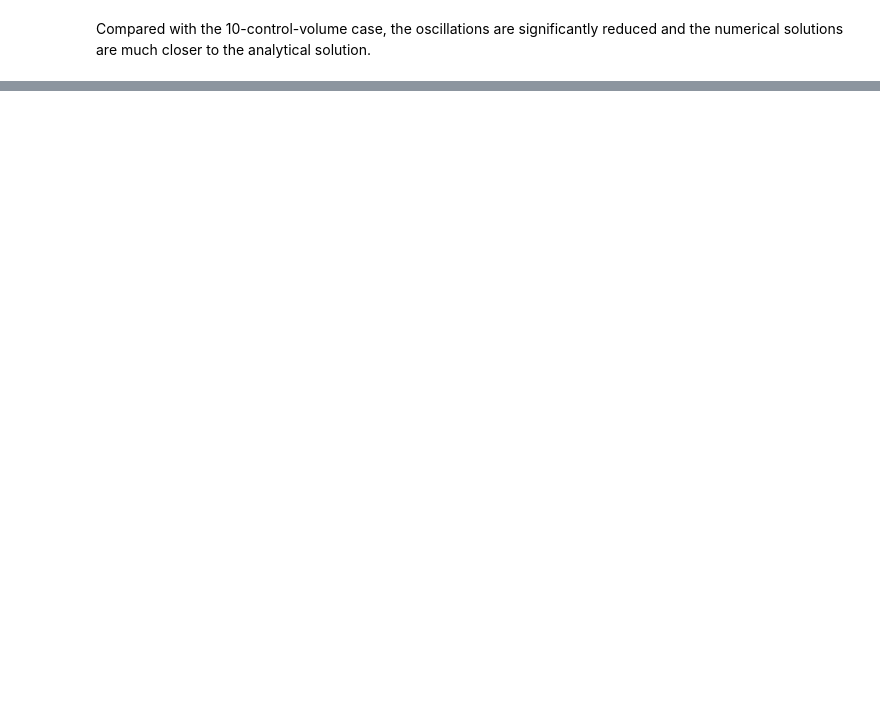
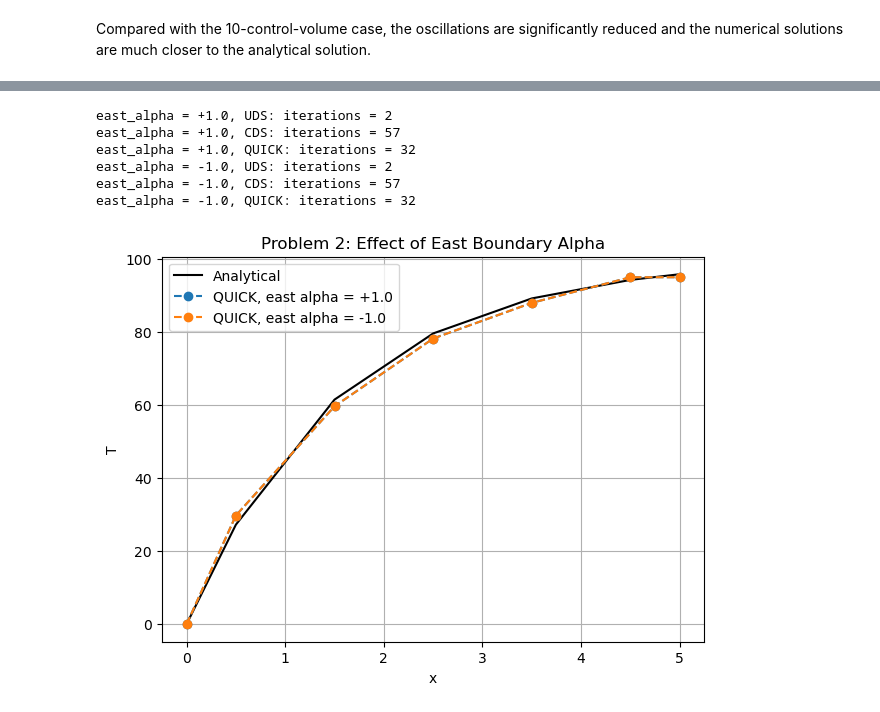
Before and after one commit to sajadmohsen/9710_2026, a Jupyter notebook: Assignment3_Advamced CFD.ipynb, the cells around one changed output, grey strips where cells are left out. Saved outputs shown, nothing was run; the diff lists cells and outputs as text; code cells hidden in the pictures; blank space fills up the shorter version.

Commit message:
Edit parameters for problem 1 and add problem 2

```diff
--- a/Assignment3_Advamced CFD.ipynb
+++ b/Assignment3_Advamced CFD.ipynb
@@ -533,0 +752,20 @@ Compared with the 10-control-volume case, the oscillations are significantly red
+# %%
+plt.figure(figsize=(7, 5))
+
+plt.plot(grid2.xP, T2_exact, "k-", label="Analytical")
+
+for scheme in problem2_schemes:
+    plt.plot(
+        problem2_results[scheme]["grid"].xP,
+        problem2_results[scheme]["T"],
+        marker="o",
+        linestyle="--",
+        label=scheme
+    )
+
+plt.xlabel("x")
+plt.ylabel("T")
+plt.title("Problem 2: Heated Duct Temperature Profile")
+plt.legend()
+plt.grid(True)
+plt.show()
@@ -533,0 +782,58 @@ Compared with the 10-control-volume case, the oscillations are significantly red
+# %%
+east_alpha_values = [1.0, -1.0]
+
+alpha_results = {}
+
+for east_alpha in east_alpha_values:
+    alpha_results[east_alpha] = {}
+
+    for scheme in problem2_schemes:
+        grid2, T2_num, T2_exact, iterations2 = solve_problem2(
+            u_value=u2,
+            west_value=Tin2,
+            east_gradient=0.0,
+            west_alpha=1.0,
+            east_alpha=east_alpha,
+            scheme=scheme
+        )
+
+        alpha_results[east_alpha][scheme] = {
+            "grid": grid2,
+            "T": T2_num,
+            "T_exact": T2_exact,
+            "iterations": iterations2
+        }
+
+        print(
+            f"east_alpha = {east_alpha:+.1f}, "
+            f"{scheme}: iterations = {iterations2}"
+        )
+# %% [output]
+east_alpha = +1.0, UDS: iterations = 2
+east_alpha = +1.0, CDS: iterations = 57
+east_alpha = +1.0, QUICK: iterations = 32
+east_alpha = -1.0, UDS: iterations = 2
+east_alpha = -1.0, CDS: iterations = 57
+east_alpha = -1.0, QUICK: iterations = 32
+# %%
+plt.figure(figsize=(7, 5))
+
+plt.plot(grid2.xP, T2_exact, "k-", label="Analytical")
+
+for east_alpha in east_alpha_values:
+    plt.plot(
+        alpha_results[east_alpha]["QUICK"]["grid"].xP,
+        alpha_results[east_alpha]["QUICK"]["T"],
+        marker="o",
+        linestyle="--",
+        label=f"QUICK, east alpha = {east_alpha:+.1f}"
+    )
+
+plt.xlabel("x")
+plt.ylabel("T")
+plt.title("Problem 2: Effect of East Boundary Alpha")
+plt.legend()
+plt.grid(True)
+plt.show()
+# %% [output]
+[figure, added]
```
Also changed, not shown: parts of 26 cells of this notebook.
